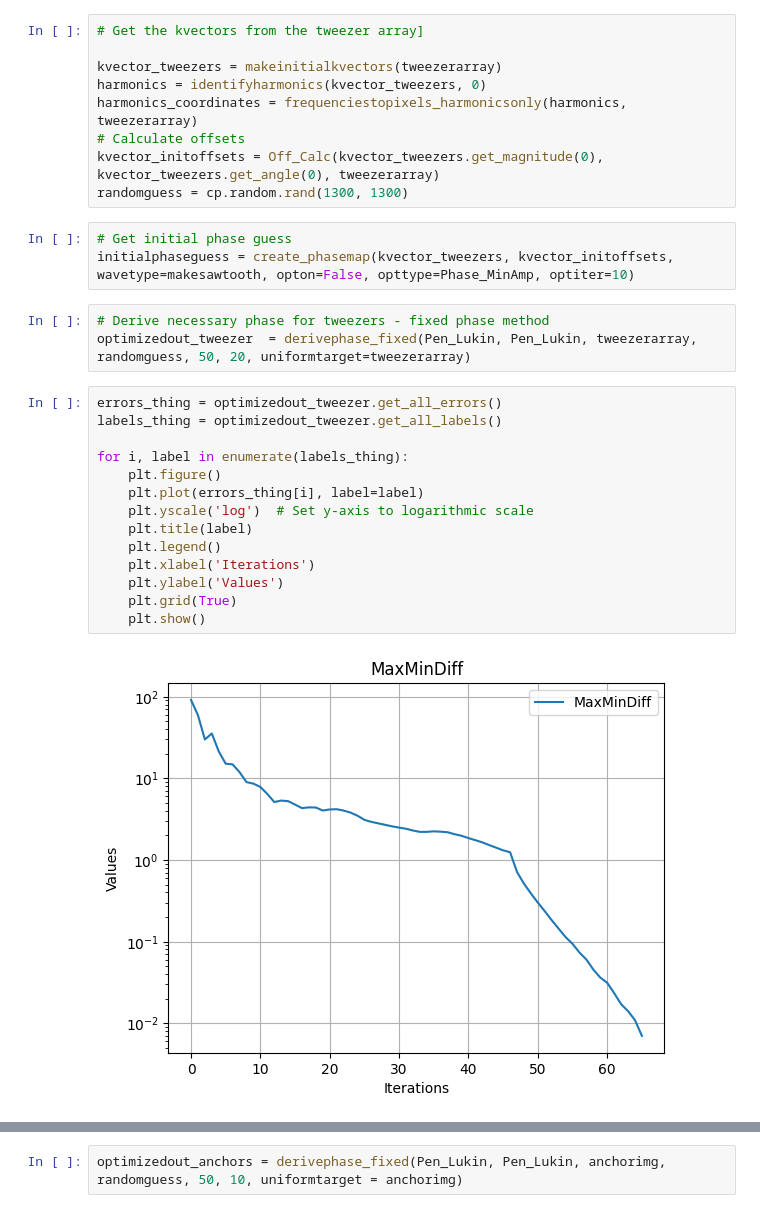
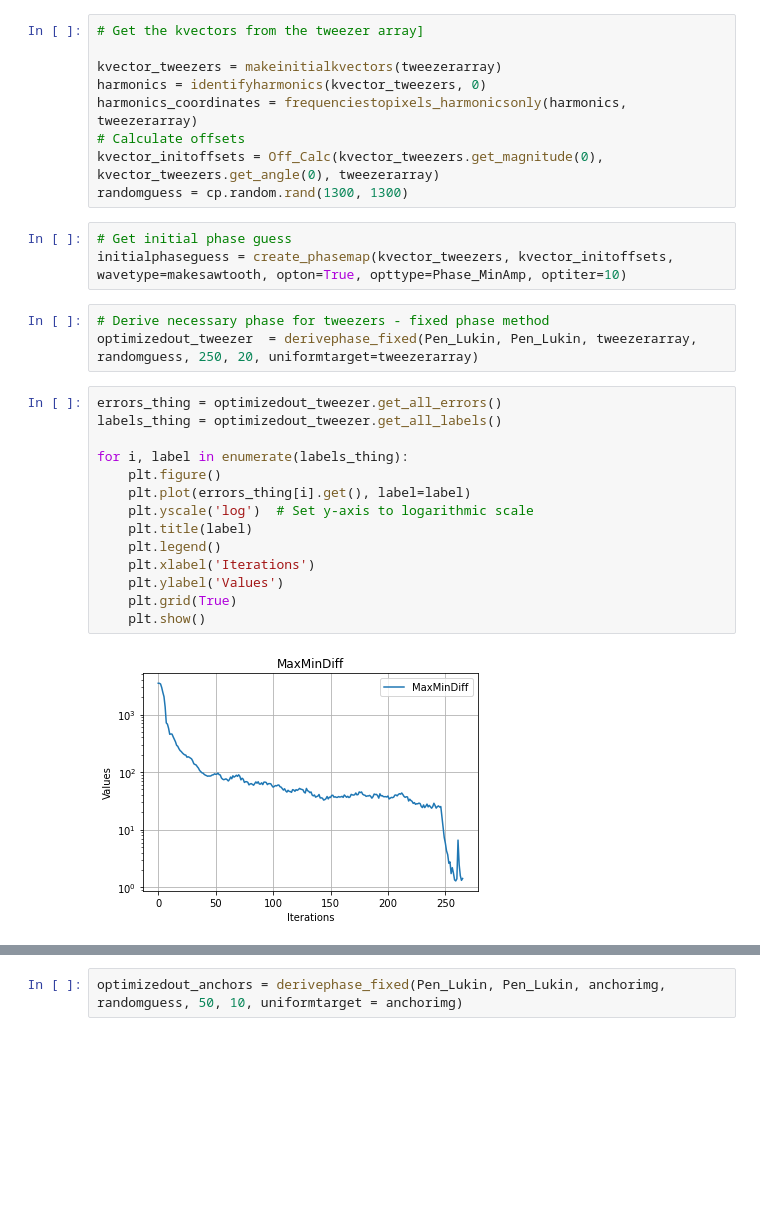
Before and after one commit to nsong03/Ultracold-Research, a Jupyter notebook: GWS_Summer2024/tweezergeneration_simulation.ipynb, the cells around one changed output, grey strips where cells are left out. Cells and saved outputs as stored; diff of their text form; blank space fills up the shorter version.

```diff
--- a/GWS_Summer2024/tweezergeneration_simulation.ipynb
+++ b/GWS_Summer2024/tweezergeneration_simulation.ipynb
@@ -119,23 +118,23 @@ kvector_initoffsets = Off_Calc(kvector_tweezers.get_magnitude(0), kvector_tweeze
 randomguess = cp.random.rand(1300, 1300)
 # %%
 # Get initial phase guess
-initialphaseguess = create_phasemap(kvector_tweezers, kvector_initoffsets, wavetype=makesawtooth, opton=False, opttype=Phase_MinAmp, optiter=10)
+initialphaseguess = create_phasemap(kvector_tweezers, kvector_initoffsets, wavetype=makesawtooth, opton=True, opttype=Phase_MinAmp, optiter=10)
 # %%
 # Derive necessary phase for tweezers - fixed phase method
-optimizedout_tweezer  = derivephase_fixed(Pen_Lukin, Pen_Lukin, tweezerarray, randomguess, 50, 20, uniformtarget=tweezerarray)
+optimizedout_tweezer  = derivephase_fixed(Pen_Lukin, Pen_Lukin, tweezerarray, randomguess, 250, 20, uniformtarget=tweezerarray)
 # %%
 errors_thing = optimizedout_tweezer.get_all_errors()
 labels_thing = optimizedout_tweezer.get_all_labels()
 
 for i, label in enumerate(labels_thing):
     plt.figure()
-    plt.plot(errors_thing[i], label=label)
+    plt.plot(errors_thing[i].get(), label=label)
     plt.yscale('log')  # Set y-axis to logarithmic scale
     plt.title(label)
     plt.legend()
     plt.xlabel('Iterations')
     plt.ylabel('Values')
     plt.grid(True)
     plt.show()
 # %% [output]
-[figure, old version]
+[figure, new version]
```
Also changed, not shown: parts of 6 cells of this notebook, 1 other file.
